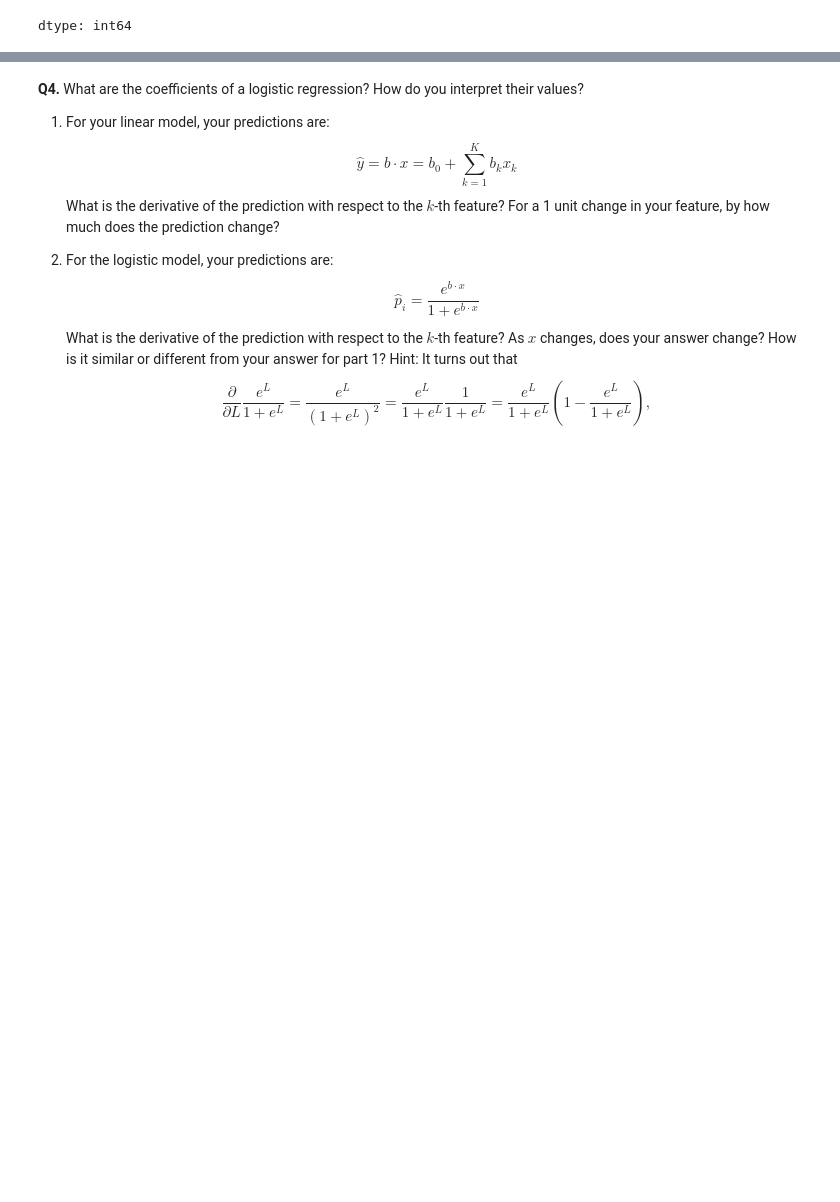
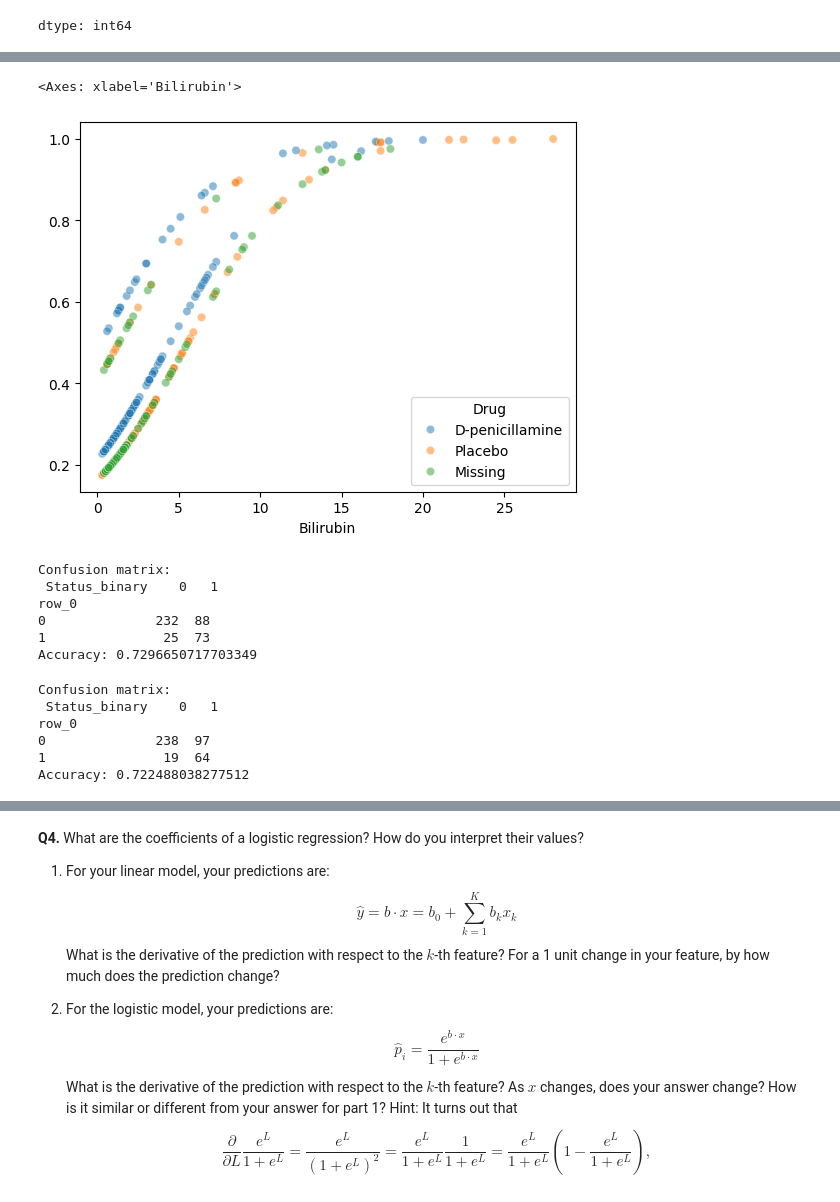
Before and after one commit to AngelikaBaloy/undergrad_ml_assignments, a Jupyter notebook: 05_assignment_glm.ipynb, the cells around one changed output, grey strips where cells are left out. Drawn from its saved outputs; the diff is of its cells as text; code cells hidden in the pictures; blank space fills up the shorter version.

```diff
--- a/05_assignment_glm.ipynb
+++ b/05_assignment_glm.ipynb
@@ -307,0 +383,67 @@ ValueError: could not convert string to float: 'Y'
+# %%
+# 3. predicting probabilites
+
+prob = reg.predict_proba(x)
+prob = [row[1] for row in prob]
+
+sns.scatterplot(x=df_cirrhosis['Bilirubin'], y=prob,
+                hue=df_cirrhosis['Drug'],
+                alpha=.5)
+
+# lower values of bilirubin have the lowest death rates.
+# based on the scatterplot, the drug doesn't seem to have huge effects on
+# survival and is comparable to the placebo
+# %% [output]
+<Axes: xlabel='Bilirubin'>
+[figure, added]
+# %%
+# 4. confusion matrix
+
+y_predict = pd.Series(reg.predict(x))
+
+tab= pd.crosstab(y_predict, df_cirrhosis['Status_binary'])
+acc= np.trace(tab)/len(y_predict)
+print(f'Confusion matrix:\n {tab}')
+print(f'Accuracy: {acc}')
+
+# accuracy is 0.730
+# many mistakes where no death is predicted when there was a death;
+# less than half of deaths are correctly predicted while most survivals are
+# predicted correctly
+# %% [output]
+Confusion matrix:
+ Status_binary    0   1
+row_0
+0              232  88
+1               25  73
+Accuracy: 0.7296650717703349
+# %%
+# 5. linear model
+
+x = df_cirrhosis.loc[:, ['Edema_01', 'Drug_01', 'Bilirubin']]
+y = df_cirrhosis['Status_binary']
+
+reg = LinearRegression()
+reg = reg.fit(x,y)
+
+y_hat = reg.predict(x)
+
+pd.DataFrame({'Variable':reg.feature_names_in_, 'Coefficient':reg.coef_})
+
+# Convert continuous predictions to binary classes using a threshold (e.g., 0.5)
+y_hard_pred= (y_hat >= 0.5).astype(int)
+
+tab= pd.crosstab(y_hard_pred, df_cirrhosis['Status_binary'])
+acc= np.trace(tab)/len(y_hard_pred)
+print(f'Confusion matrix:\n {tab}')
+print(f'Accuracy: {acc}')
+
+# accuracy for the linear model is 0.722 (only very slightly worse than the logistic)
+# the linear model is making similar mistakes as the logistic regression (predicting no death when there was death)
+# %% [output]
+Confusion matrix:
+ Status_binary    0   1
+row_0
+0              238  97
+1               19  64
+Accuracy: 0.722488038277512
```
Also changed, not shown: parts of 12 cells of this notebook.
